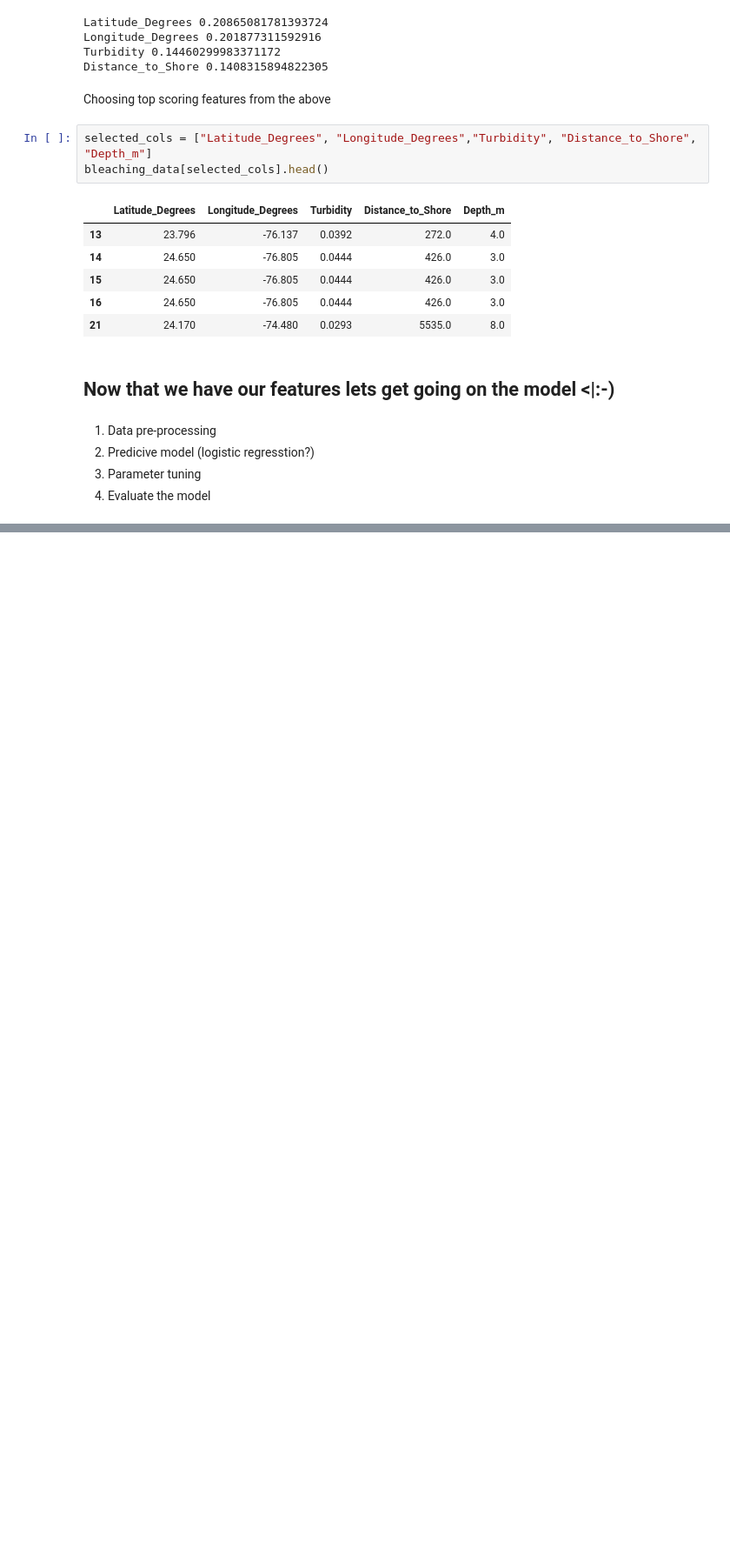
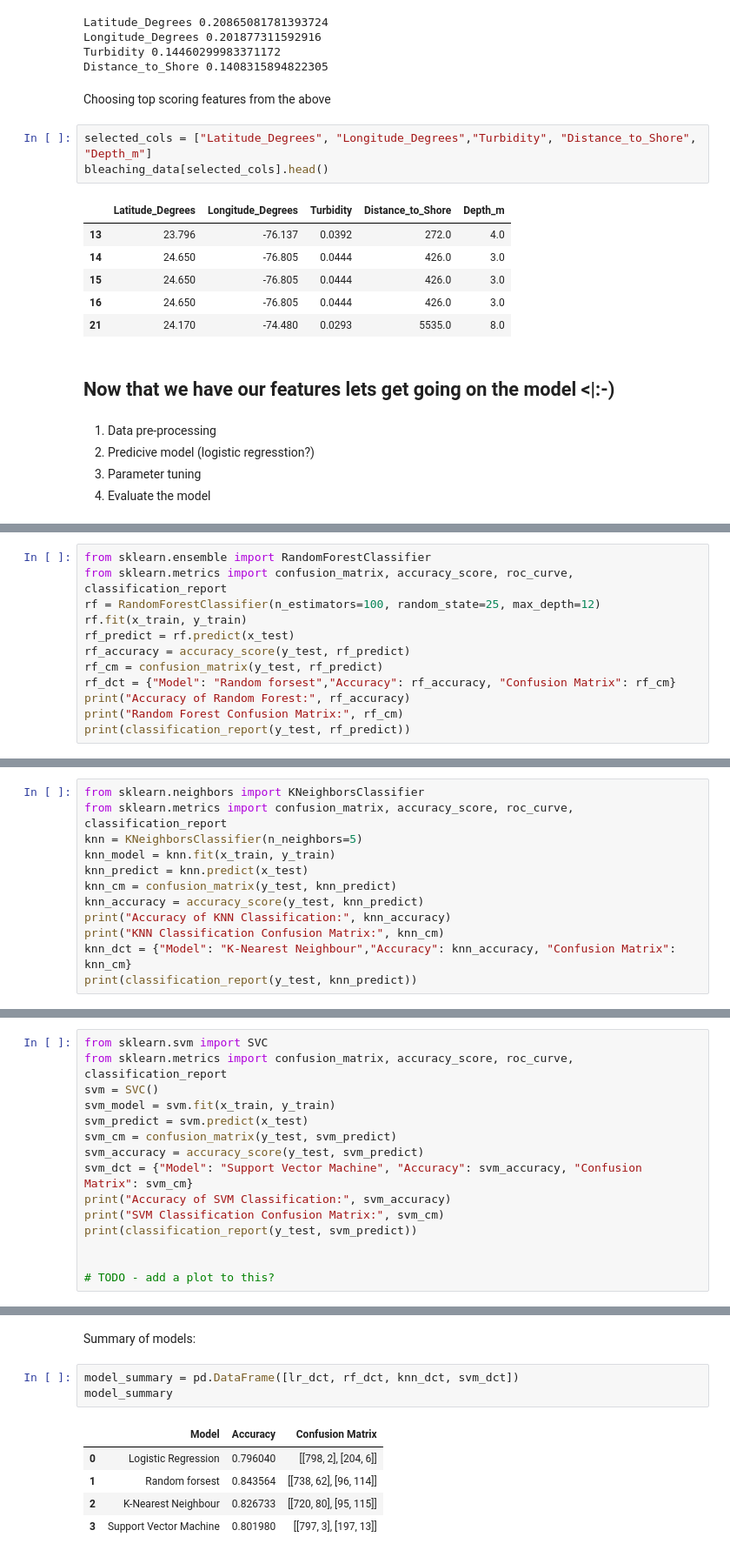
Before and after one commit to maur1/wid_2022_oceanhub_cognite, a Jupyter notebook: coral_bleaching/easy_viz.ipynb, the cells around one changed output, grey strips where cells are left out. Shown at 87% size. Saved outputs shown, nothing was run; the diff lists cells and outputs as text; blank space fills up the shorter version.

```diff
--- a/coral_bleaching/easy_viz.ipynb
+++ b/coral_bleaching/easy_viz.ipynb
@@ -478,0 +561,12 @@ con.close()
+# %%
+from sklearn.ensemble import RandomForestClassifier
+from sklearn.metrics import confusion_matrix, accuracy_score, roc_curve, classification_report
+rf = RandomForestClassifier(n_estimators=100, random_state=25, max_depth=12)
+rf.fit(x_train, y_train)
+rf_predict = rf.predict(x_test)
+rf_accuracy = accuracy_score(y_test, rf_predict)
+rf_cm = confusion_matrix(y_test, rf_predict)
+rf_dct = {"Model": "Random forsest","Accuracy": rf_accuracy, "Confusion Matrix": rf_cm}
+print("Accuracy of Random Forest:", rf_accuracy)
+print("Random Forest Confusion Matrix:", rf_cm)
+print(classification_report(y_test, rf_predict))
@@ -478,0 +588,12 @@ con.close()
+# %%
+from sklearn.neighbors import KNeighborsClassifier
+from sklearn.metrics import confusion_matrix, accuracy_score, roc_curve, classification_report
+knn = KNeighborsClassifier(n_neighbors=5)
+knn_model = knn.fit(x_train, y_train)
+knn_predict = knn.predict(x_test)
+knn_cm = confusion_matrix(y_test, knn_predict)
+knn_accuracy = accuracy_score(y_test, knn_predict)
+print("Accuracy of KNN Classification:", knn_accuracy)
+print("KNN Classification Confusion Matrix:", knn_cm)
+knn_dct = {"Model": "K-Nearest Neighbour","Accuracy": knn_accuracy, "Confusion Matrix": knn_cm}
+print(classification_report(y_test, knn_predict))
@@ -478,0 +615,15 @@ con.close()
+# %%
+from sklearn.svm import SVC
+from sklearn.metrics import confusion_matrix, accuracy_score, roc_curve, classification_report
+svm = SVC()
+svm_model = svm.fit(x_train, y_train)
+svm_predict = svm.predict(x_test)
+svm_cm = confusion_matrix(y_test, svm_predict)
+svm_accuracy = accuracy_score(y_test, svm_predict)
+svm_dct = {"Model": "Support Vector Machine", "Accuracy": svm_accuracy, "Confusion Matrix": svm_cm}
+print("Accuracy of SVM Classification:", svm_accuracy)
+print("SVM Classification Confusion Matrix:", svm_cm)
+print(classification_report(y_test, svm_predict))
+
+
+# TODO - add a plot to this?
@@ -478,0 +642,11 @@ con.close()
+# %% [markdown]
+Summary of models:
+# %%
+model_summary = pd.DataFrame([lr_dct, rf_dct, knn_dct, svm_dct])
+model_summary
+# %% [output]
+|  | Model | Accuracy | Confusion Matrix |
+| 0 | Logistic Regression | 0.796040 | [[798, 2], [204, 6]] |
+| 1 | Random forsest | 0.843564 | [[738, 62], [96, 114]] |
+| 2 | K-Nearest Neighbour | 0.826733 | [[720, 80], [95, 115]] |
+| 3 | Support Vector Machine | 0.801980 | [[797, 3], [197, 13]] |
```
Also changed, not shown: parts of 21 cells of this notebook, 2 other files.
